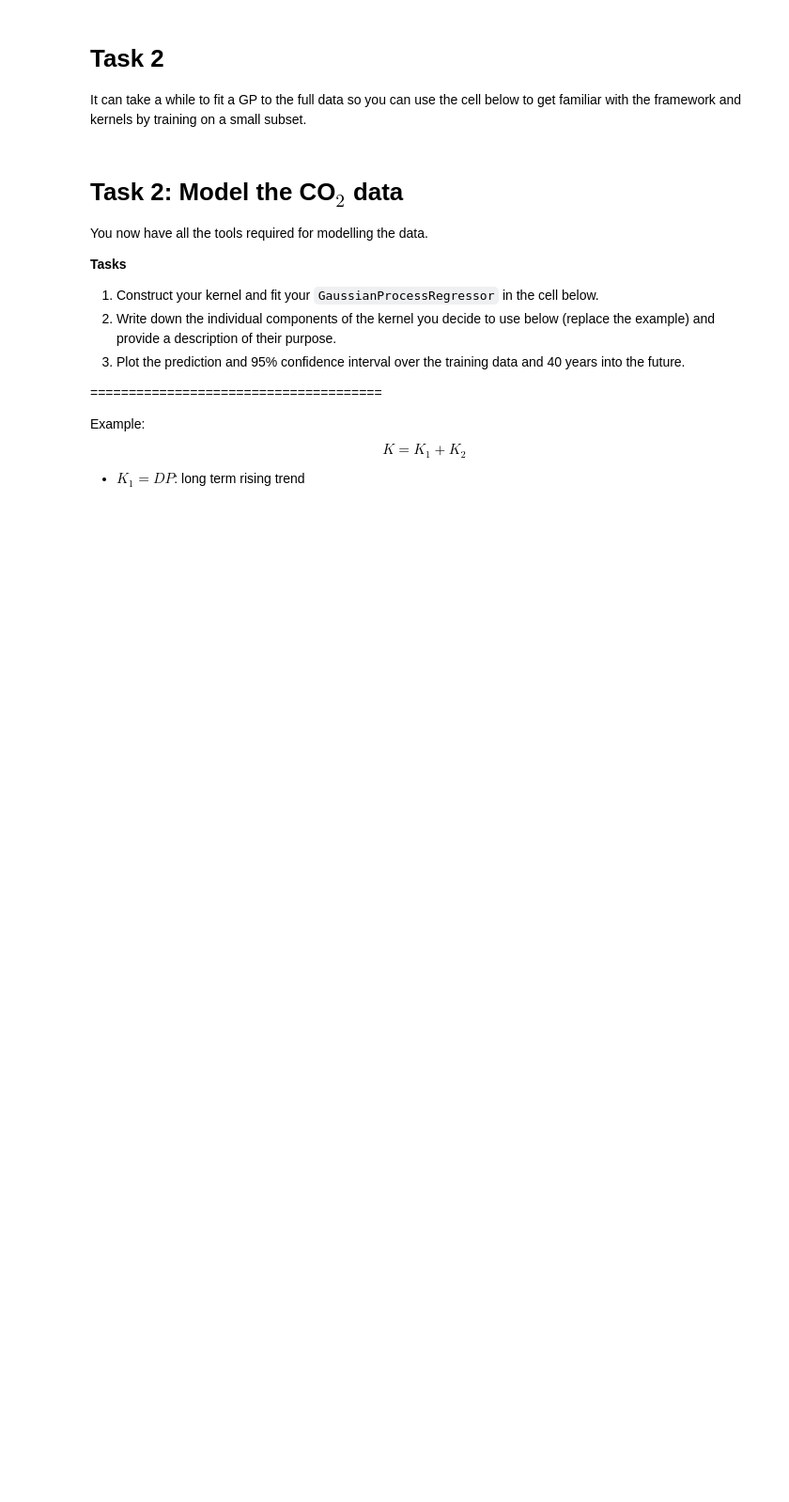
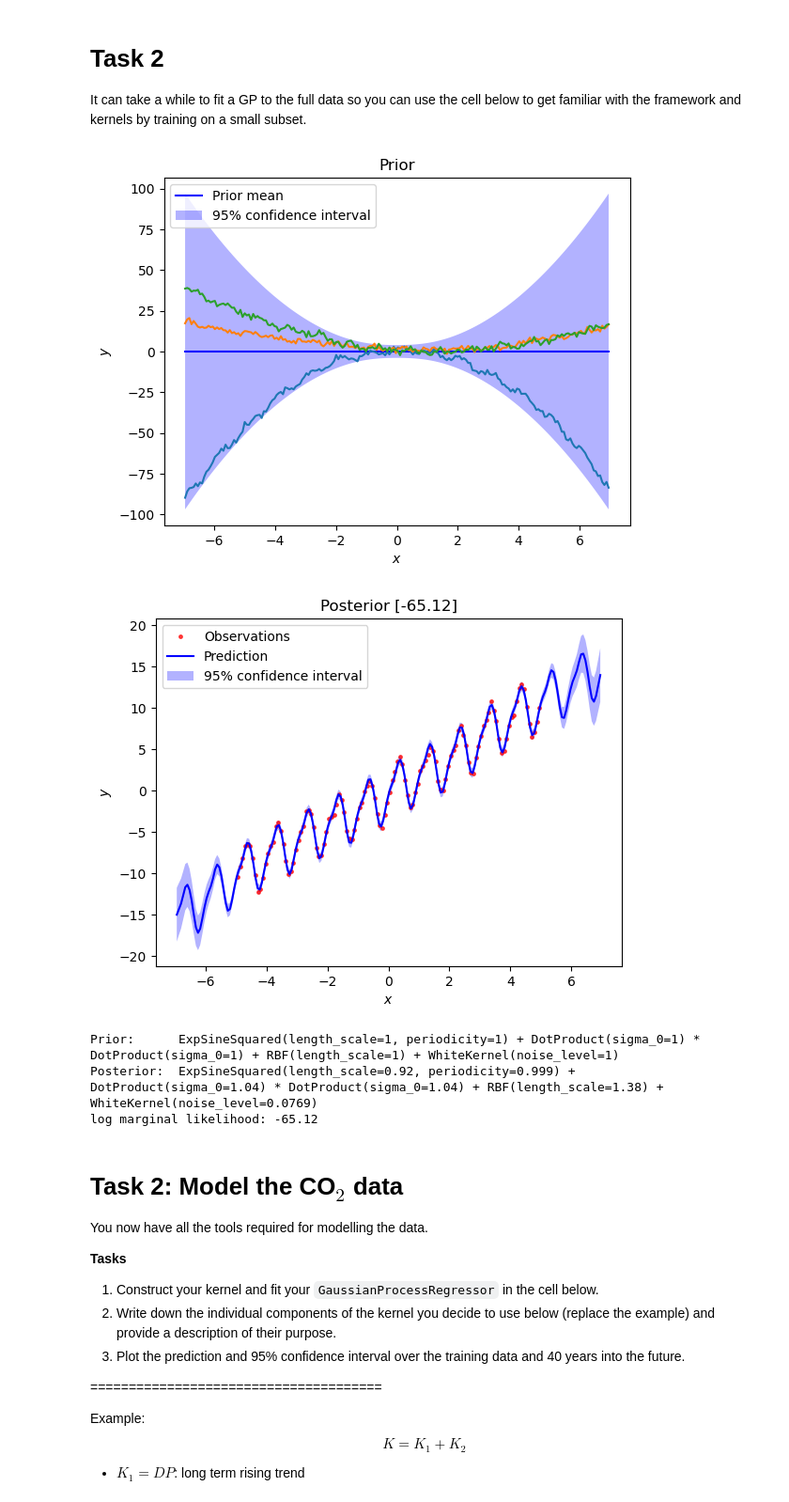
Before and after one commit to QED137/Probabilistic-Machine-Learning, a Jupyter notebook: Exercise_04_code/Exercise_04.ipynb, the cells around one changed output. Shown at 94% size. Drawn from its saved outputs; the diff is of its cells as text; code cells hidden in the pictures; blank space fills up the shorter version.

```diff
--- a/Exercise_04_code/Exercise_04.ipynb
+++ b/Exercise_04_code/Exercise_04.ipynb
@@ -351,7 +388,7 @@ x=np.linspace(Xsmall[0]-2,Xsmall[-1]+2,200)
 ####################
 # Define your kernel
 ####################
-kernel = None
+kernel = ExpSineSquared(periodicity=1.0) + DotProduct() * DotProduct() + RBF(length_scale=1.0) + WhiteKernel()
 ####################
 
 # Instantiate a Gaussian Process model
@@ -372,33 +409,39 @@ plt.plot(x, y_samples)
 plt.fill_between(x.ravel(),y_prior_mean - 1.96 * sigma_prior,y_prior_mean + 1.96 * sigma_prior,
          alpha=.3, fc='b', ec='None', label='95% confidence interval')
 
 plt.xlabel('$x$')
 plt.ylabel('$y$')
 plt.legend(loc='upper left')
 
 
 # Fit to data using Maximum Likelihood Estimation of the parameters
 gp.fit(Xsmall, Ysmall)
 
 
 #Predict mean and standard deviation
 y_pred, sigma = gp.predict(x, return_std=True)
 
 # Plot the function, the prediction and the 95% confidence interval
 plt.figure()
 plt.title(f'Posterior [{gp.log_marginal_likelihood():.2f}]')
 plt.plot(Xsmall, Ysmall, 'r.', markersize=5,alpha=0.7, label='Observations')
 plt.plot(x, y_pred, 'b-', label='Prediction')
 plt.fill_between(x.ravel(),y_pred.ravel() - 1.96 * sigma,y_pred.ravel() + 1.96 * sigma,
          alpha=.3, fc='b', ec='None', label='95% confidence interval')
 plt.xlabel('$x$')
 plt.ylabel('$y$')
 plt.legend(loc='upper left')
 plt.show()
 
 print('Prior:     ',gp.kernel)
 print('Posterior: ',gp.kernel_)
 print('log marginal likelihood: {:.2f}'.format(gp.log_marginal_likelihood()))
+# %% [output]
+[figure, added]
+[figure, added]
+Prior:      ExpSineSquared(length_scale=1, periodicity=1) + DotProduct(sigma_0=1) * DotProduct(sigma_0=1) + RBF(length_scale=1) + WhiteKernel(noise_level=1)
+Posterior:  ExpSineSquared(length_scale=0.92, periodicity=0.999) + DotProduct(sigma_0=1.04) * DotProduct(sigma_0=1.04) + RBF(length_scale=1.38) + WhiteKernel(noise_level=0.0769)
+log marginal likelihood: -65.12
 # %% [markdown]
 # Task 2: Model the CO$_2$ data
 You now have all the tools required for modelling the data.
```
Also changed, not shown: parts of 8 cells of this notebook, 5 other files.
